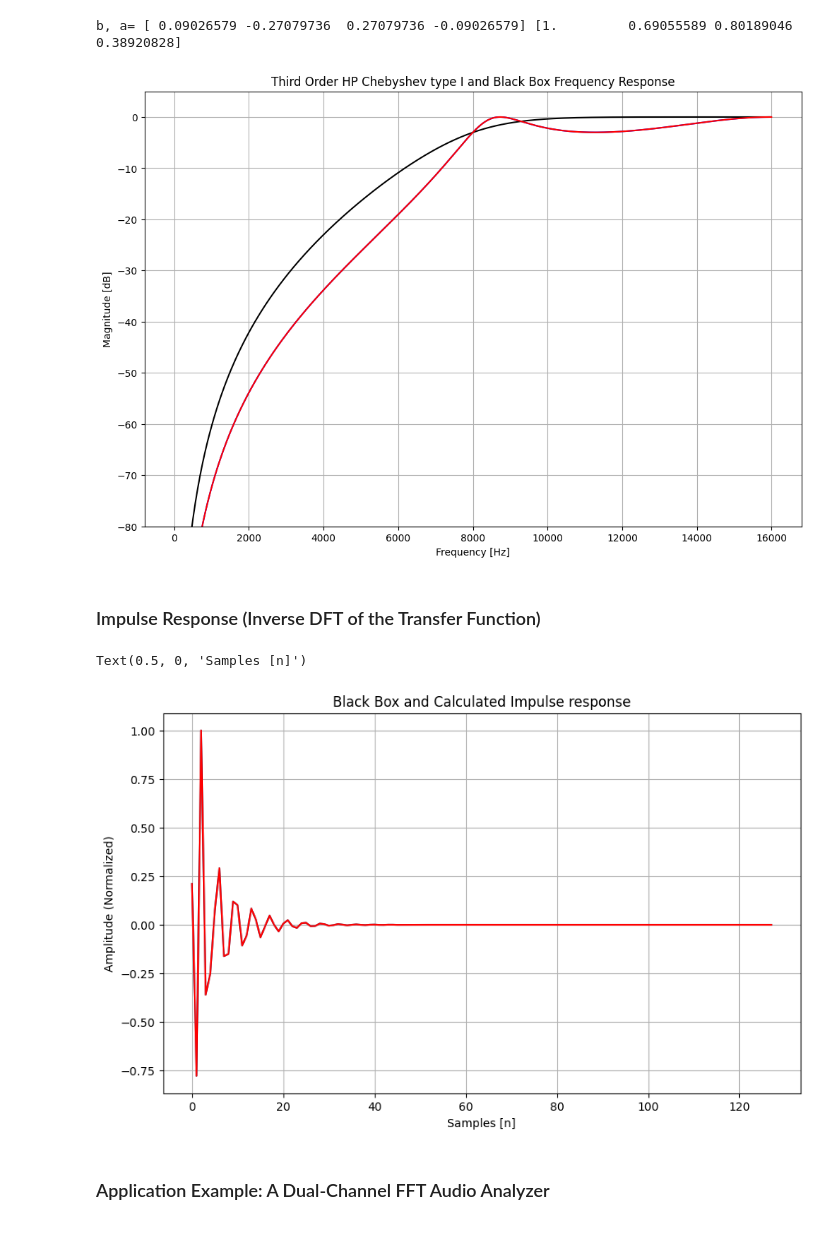
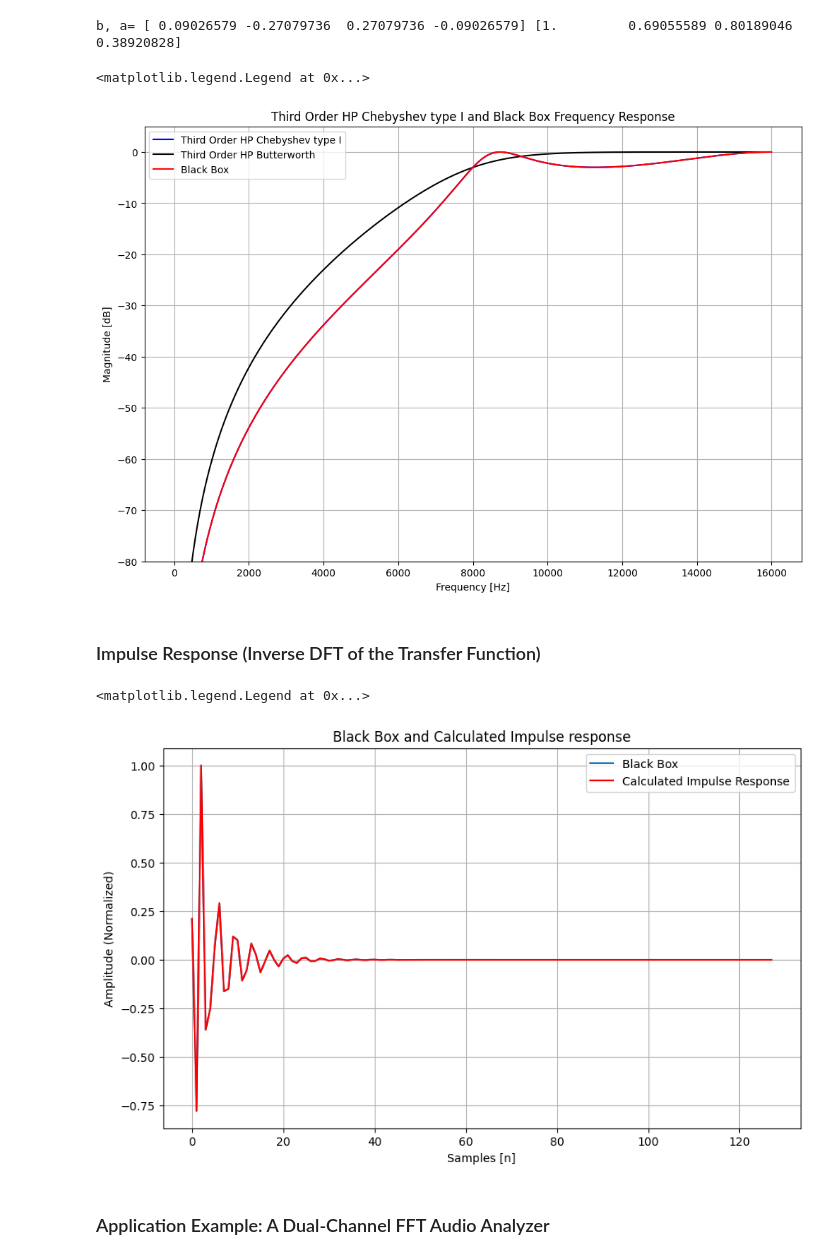
Before and after one commit to TUIlmenauAMS/MRSP_Tutorials, a Jupyter notebook: MSP_FrequencyResponse.ipynb, the cells around one changed output. Saved outputs shown, nothing was run; the diff lists cells and outputs as text; code cells hidden in the pictures.

```diff
--- a/MSP_FrequencyResponse.ipynb
+++ b/MSP_FrequencyResponse.ipynb
@@ -437,18 +441,20 @@ b, a= [ 0.09026579 -0.27079736  0.27079736 -0.09026579] [1.         0.69055589 0
 # %%
 fig = plt.figure(figsize=(12,8))
 plt.title('Third Order HP Chebyshev type I and Black Box Frequency Response')
 plt.plot(f, 20*np.log10(abs(h)), 'b', label='Third Order HP Chebyshev type I')
 plt.plot(f, 20*np.log10(abs(h1)), 'k', label='Third Order HP Butterworth')
 plt.plot(freqs[0:NFFT//2],20*np.log10(np.abs(h_2_fft[0:NFFT//2])),'r', label='Black Box')
 plt.ylabel('Magnitude [dB]')
 plt.xlabel('Frequency [Hz]')
 plt.ylim((-80,5))
 plt.grid()
+plt.legend()
 #plotly_fig = tls.mpl_to_plotly(fig)
 #plotly_fig.layout.update(showlegend=True)
 #plotly.offline.iplot(plotly_fig)
 # %% [output]
+<matplotlib.legend.Legend at 0x...>
-[figure, old version]
+[figure, new version]
 # %% [markdown]
 ### Impulse Response (Inverse DFT of the Transfer Function)
 # %%
@@ -467,12 +473,13 @@ plt.grid()
 plt.title('Black Box and Calculated Impulse response')
 plt.ylabel('Amplitude (Normalized)')
 plt.xlabel('Samples [n]')
+plt.legend()
 #plotly_fig = tls.mpl_to_plotly(fig)
 #plotly_fig.layout.update(showlegend=True)
 #plotly.offline.iplot(plotly_fig)
 # %% [output]
-Text(0.5, 0, 'Samples [n]')
+<matplotlib.legend.Legend at 0x...>
-[figure, old version]
+[figure, new version]
 # %% [markdown]
 ### Application Example: A Dual-Channel FFT Audio Analyzer
 # %%
```
Also changed, not shown: parts of 13 cells of this notebook.
